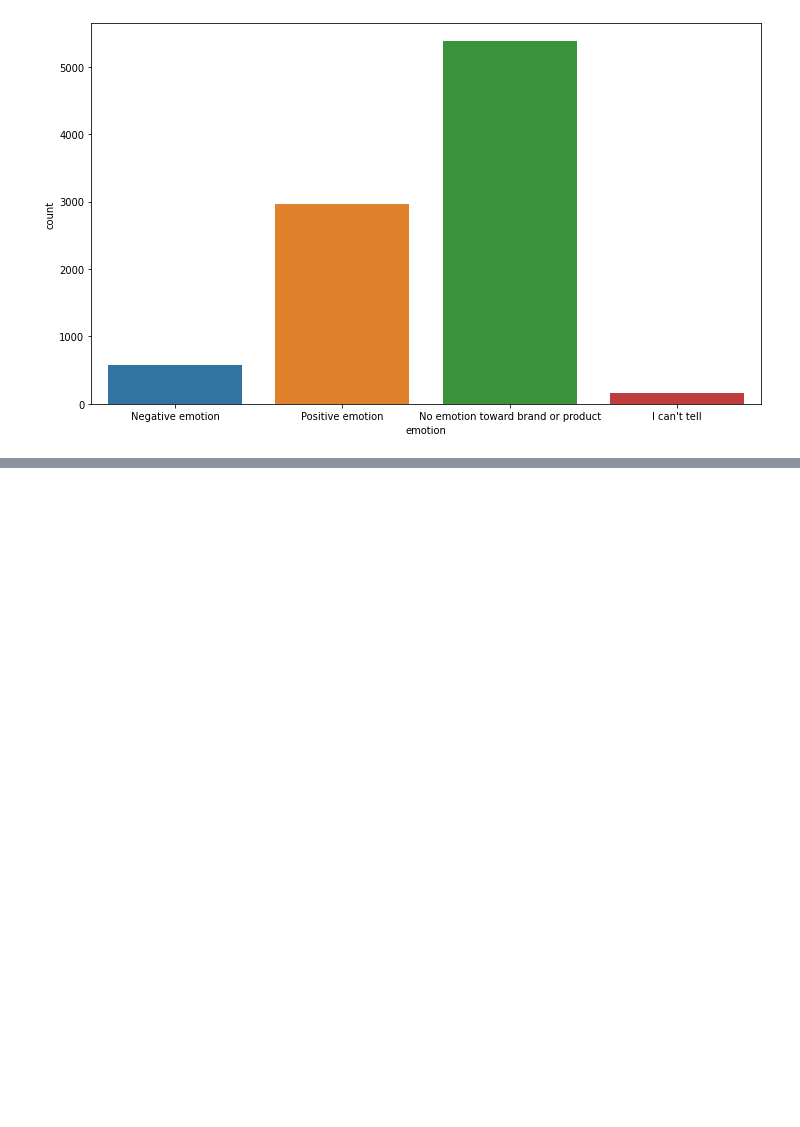
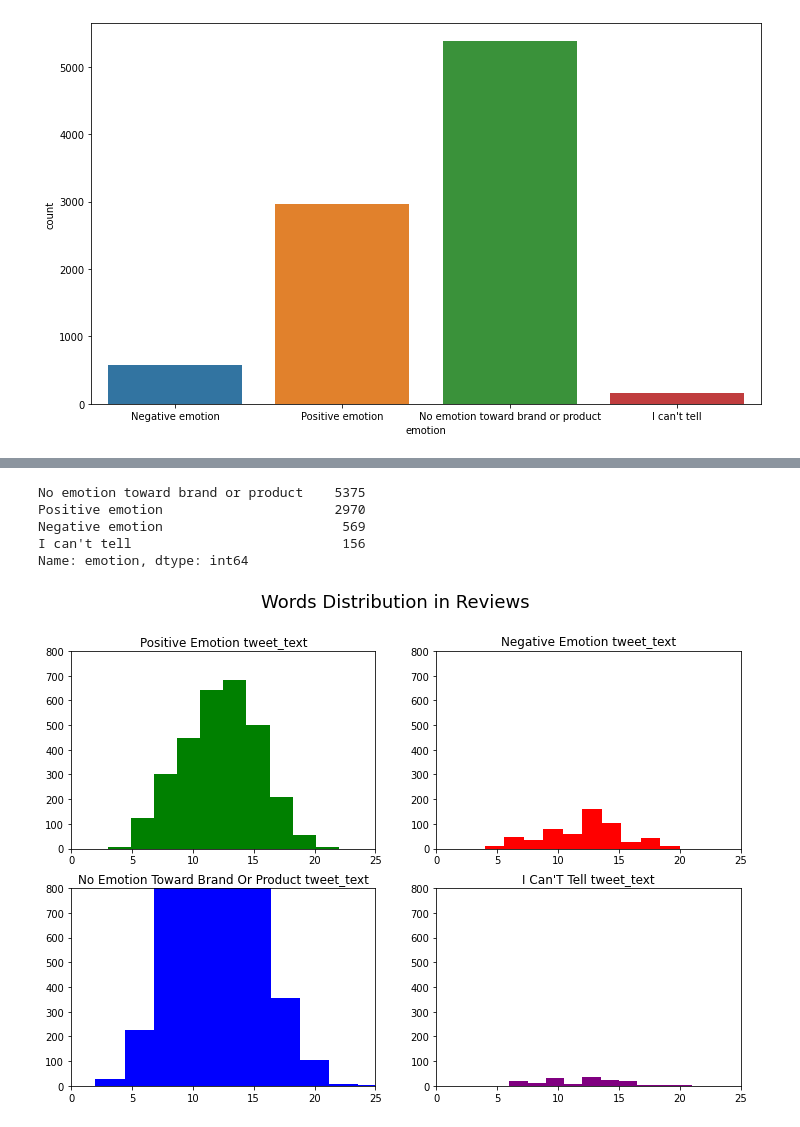
Before and after one commit to Daniel1999Akama/moringa_phase4_project, a Jupyter notebook: Phase4_project.ipynb, the cells around one changed output, grey strips where cells are left out. Saved outputs shown, nothing was run; the diff lists cells and outputs as text; code cells hidden in the pictures; blank space fills up the shorter version.

```diff
--- a/Phase4_project.ipynb
+++ b/Phase4_project.ipynb
@@ -265,0 +451,7 @@ Name: emotion, dtype: float64
+# %%
+# remove punctuations
+def remove_punctuations(tweet):
+    return tweet.translate(str.maketrans('','',exclude))
+# %%
+data['tweet_text']=data['tweet_text'].apply(remove_punctuations)
+data.head()
@@ -265,0 +469,7 @@ Name: emotion, dtype: float64
+# %%
+# tokenize the tweets
+def tokenize_text(tweet):
+    return word_tokenize(tweet)
+
+data['tweet_text'] = data['tweet_text'].apply(tokenize_text)
+data.head()
@@ -265,0 +483,12 @@ Name: emotion, dtype: float64
+# %%
+# removing stop words
+stop_words = set(stopwords.words('english'))
+
+def remove_stopwords(tweet):
+    # Use list comprehension for efficient list creation
+    new_tweet = [word for word in tweet if word not in stop_words]
+    return " ".join(new_tweet)
+
+# Apply the function to the 'review' column
+data['tweet_text'] = data['tweet_text'].apply(remove_stopwords)
+data.head()
@@ -265,0 +502,27 @@ Name: emotion, dtype: float64
+# %%
+data.emotion.value_counts()
+# %% [output]
+No emotion toward brand or product    5375
+Positive emotion                      2970
+Negative emotion                       569
+I can't tell                           156
+Name: emotion, dtype: int64
+# %%
+def generate_review_hist_plot(data, label, color, ax):
+    tweet_len = data[data['emotion']==label].tweet_text.str.split().map(lambda x: len(x))
+    ax.set_xlim(0, 25)
+    ax.set_ylim(0, 800)
+    ax.hist(tweet_len, color=color)
+    ax.set_title(f'{label.title()} tweet_text')
+
+fig, ax = plt.subplots(nrows=2, ncols=2, figsize=(12,8))
+generate_review_hist_plot(data,'Positive emotion','green',ax[0,0])
+generate_review_hist_plot(data,'Negative emotion','red',ax[0,1])
+generate_review_hist_plot(data,'No emotion toward brand or product','blue',ax[1,0])
+generate_review_hist_plot(data,"I can't tell",'purple',ax[1,1])
+
+fig.suptitle("Words Distribution in Reviews", fontsize=18)
+
+plt.show()
+# %% [output]
+[figure, added]
```
Also changed, not shown: parts of 41 cells of this notebook.
